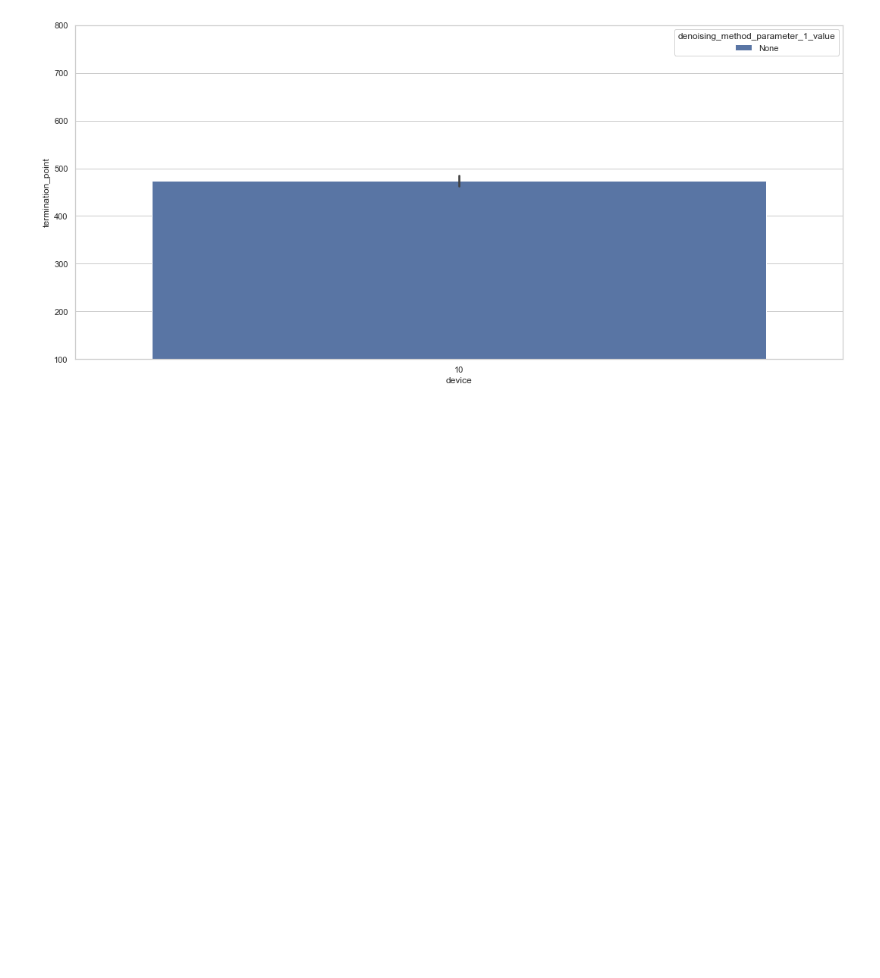
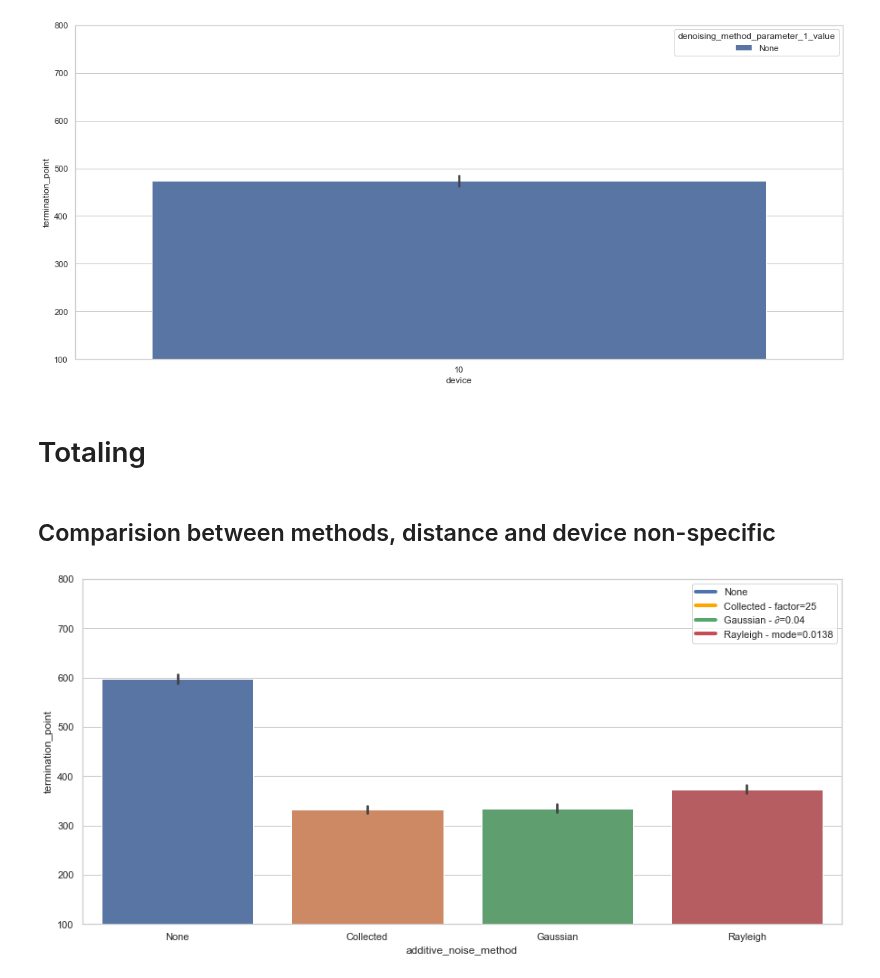
Before and after one commit to axelzedigh/MasterThesisResults, a Jupyter notebook: notebooks/Database_visualizations.ipynb, the cells around one changed output. Saved outputs shown, nothing was run; the diff lists cells and outputs as text; code cells hidden in the pictures; blank space fills up the shorter version.

```diff
--- a/notebooks/Database_visualizations.ipynb
+++ b/notebooks/Database_visualizations.ipynb
@@ -606,5 +606,54 @@ plt.savefig("../docs/figs/Denoising_comparison_Zedigh2021.png")
 plt.show()
 # %% [output]
 [figure]
+# %% [markdown]
+# Totaling
+# %% [markdown]
+## Comparision between methods, distance and device non-specific
+# %%
+query = """
+select
+    device,
+    epoch,
+    additive_noise_method,
+    additive_noise_method_parameter_1,
+    additive_noise_method_parameter_1_value,
+    additive_noise_method_parameter_2,
+    additive_noise_method_parameter_2_value,
+    termination_point
+from
+    full_rank_test
+where
+    epoch = 65
+    AND denoising_method IS NULL
+    AND (
+        additive_noise_method_parameter_1_value = 0.04
+        OR additive_noise_method_parameter_1_value IS NULL
+        OR additive_noise_method_parameter_1_value = 25
+        OR additive_noise_method_parameter_1_value = 0.0138
+    )
+order by
+    additive_noise_method
+    ;
+"""
+full_rank_test = pd.read_sql_query(query, con)
+full_rank_test.fillna("None",inplace=True)
+custom_lines = [Line2D([0], [0], color='b', lw=4),
+                Line2D([0], [0], color='orange', lw=4),
+                Line2D([0], [0], color='g', lw=4),
+                Line2D([0], [0], color='r', lw=4)]
+ylim_bottom = 100
+ylim_top = 800
+#labels = ["None", "Collected - factor=25", "Gaussian - ∂=0.04", "Rayleigh - mode=0.0138"]
+sns.set(rc={"figure.figsize":(15, 7)})
+sns.set_style("whitegrid")
+sns.barplot(x=full_rank_test["additive_noise_method"], y=full_rank_test["termination_point"])
+plt.ylim(ylim_bottom,ylim_top)
+#plt.tight_layout()
+plt.legend(custom_lines, labels)
+plt.savefig("../docs/figs/Additive_noise_comparison_ALL.png")
+plt.show()
+# %% [output]
+[figure, added]
 # %%
 con.close()
```
Also changed, not shown: parts of 4 cells of this notebook, 13 other files.
